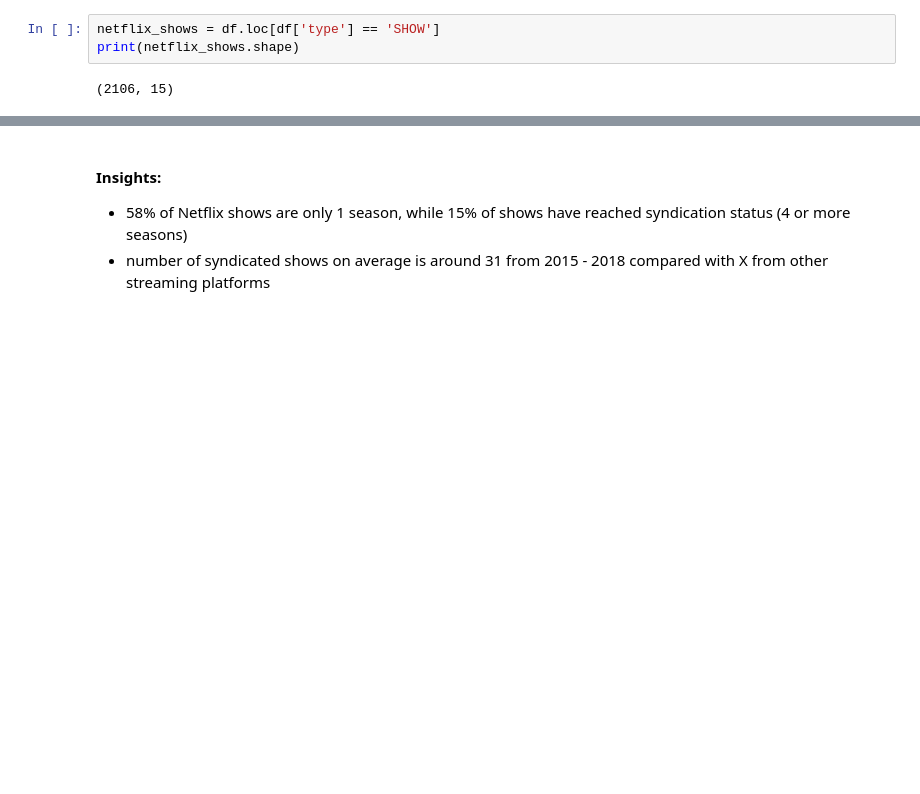
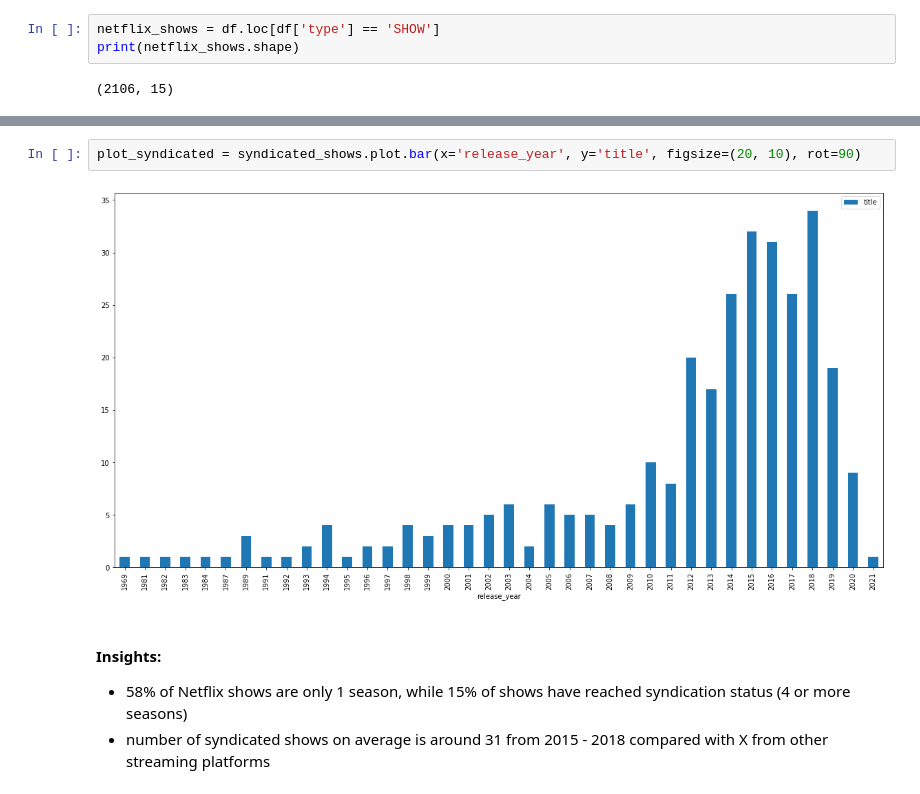
Before and after one commit to wbb-67/Netflix-TV-Shows-Movies, a Jupyter notebook: Netflix Movie & TV Data Trends.ipynb, the cells around one changed output, grey strips where cells are left out. Drawn from its saved outputs; the diff is of its cells as text; blank space fills up the shorter version.

```diff
--- a/Netflix Movie & TV Data Trends.ipynb
+++ b/Netflix Movie & TV Data Trends.ipynb
@@ -87,3 +83,7 @@ syndicated shows in 2015: 32
+# %%
+plot_syndicated = syndicated_shows.plot.bar(x='release_year', y='title', figsize=(20, 10), rot=90)
+# %% [output]
+[figure, added]
 # %% [markdown]
 #### Insights:
 * 58% of Netflix shows are only 1 season, while 15% of shows have reached syndication status (4 or more seasons)
```
Also changed, not shown: parts of 4 cells of this notebook.
